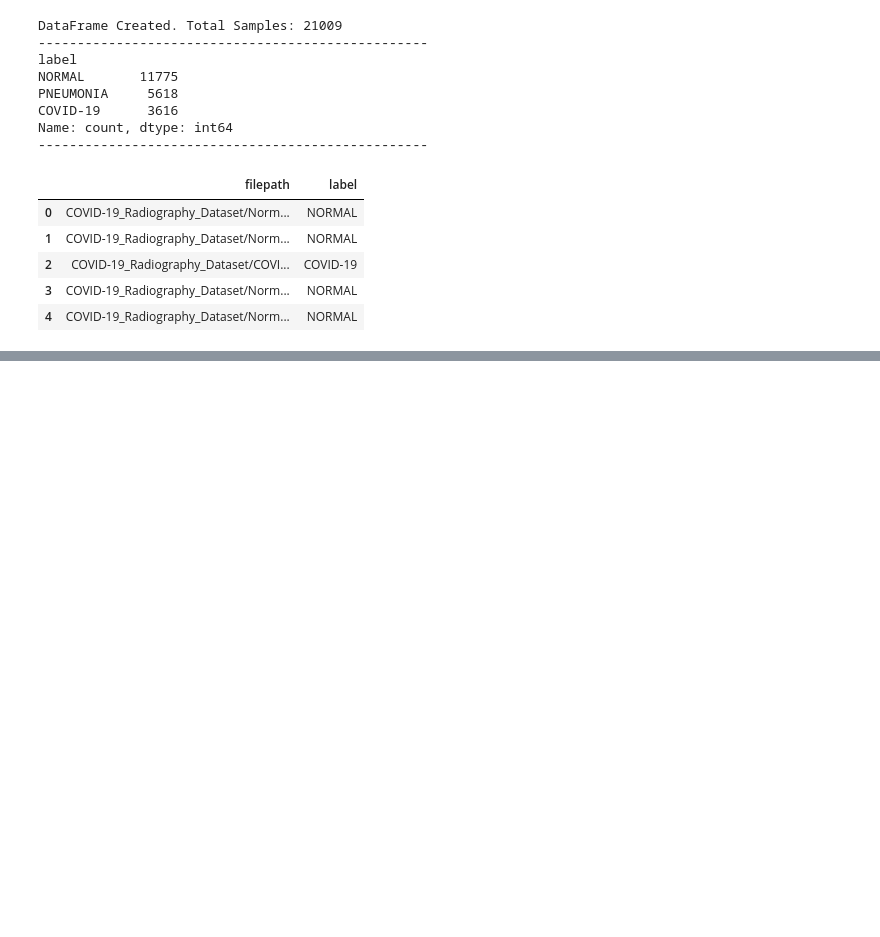
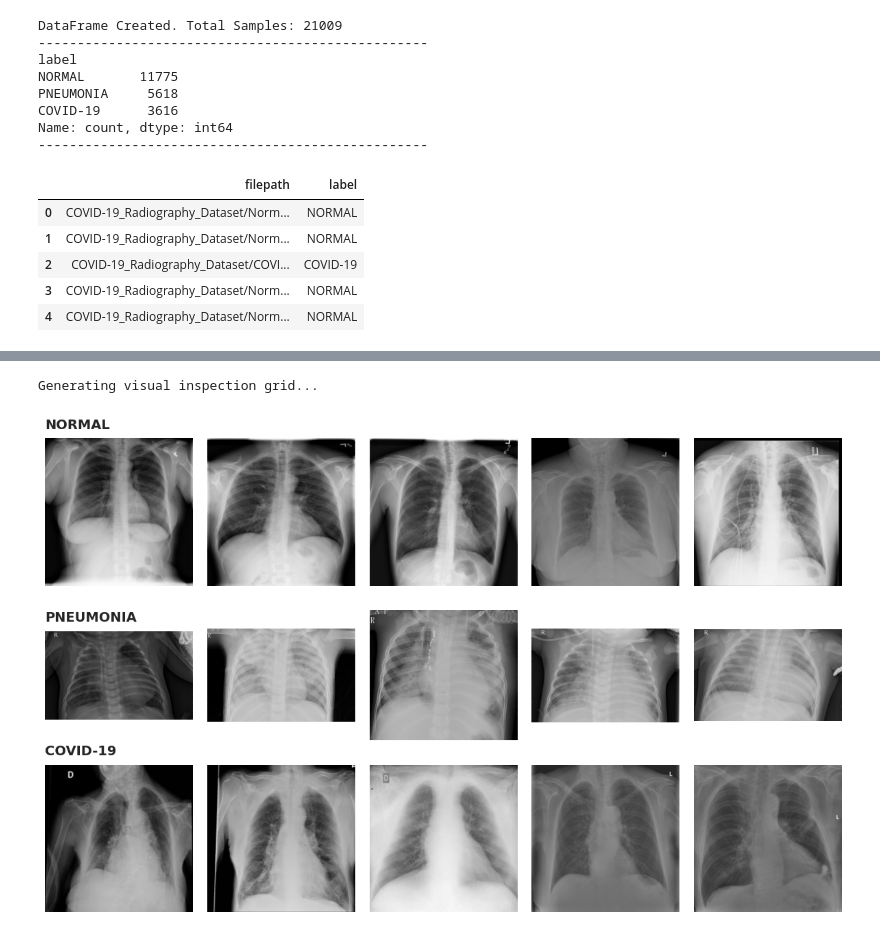
Before and after one commit to juliancramos/cnn-pneumonia-covid-detector, a Jupyter notebook: cnn-pneumonia-covid-detector.ipynb, the cells around one changed output, grey strips where cells are left out. Saved outputs shown, nothing was run; the diff lists cells and outputs as text; code cells hidden in the pictures; blank space fills up the shorter version.

```diff
--- a/cnn-pneumonia-covid-detector.ipynb
+++ b/cnn-pneumonia-covid-detector.ipynb
@@ -340,0 +505,10 @@ Name: count, dtype: int64
+# %%
+# Define the order of categories to inspect
+target_categories = ['NORMAL', 'PNEUMONIA', 'COVID-19']
+
+# Execute the visualization function
+print("Generating visual inspection grid...")
+visualize_samples(df, target_categories, samples_per_category=5)
+# %% [output]
+Generating visual inspection grid...
+[figure, added]
```
Also changed, not shown: parts of 9 cells of this notebook.
